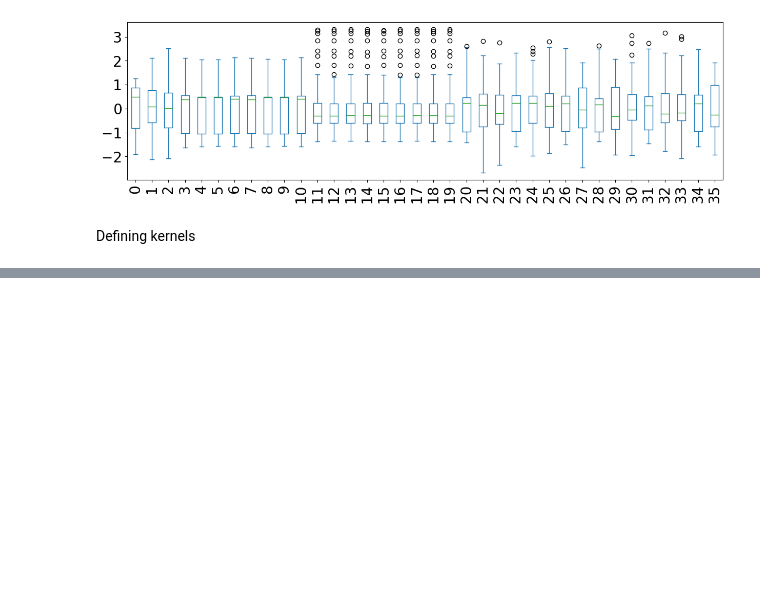
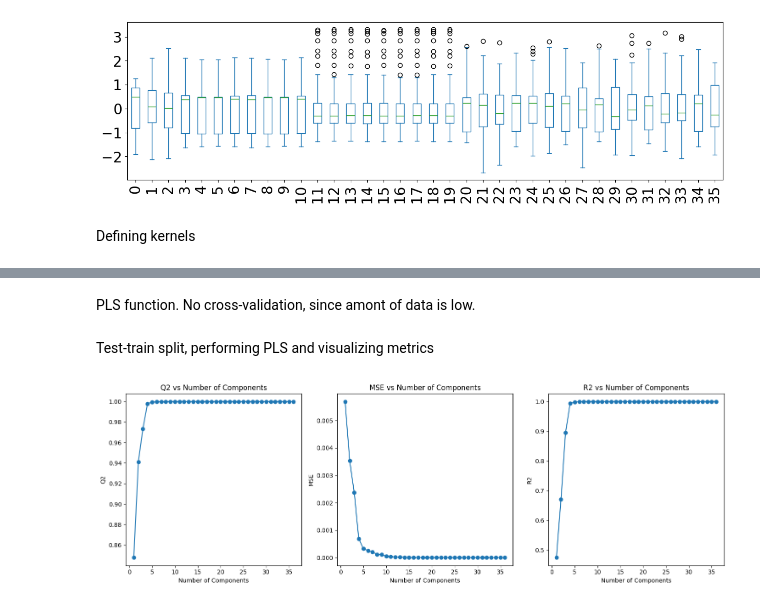
Before and after one commit to Erikkui/adaml-2024fall, a Jupyter notebook: week-06/week06_kPCA_kuitunen.ipynb, the cells around one changed output, grey strips where cells are left out. Cells and saved outputs as stored; diff of their text form; code cells hidden in the pictures; blank space fills up the shorter version.

```diff
--- a/week-06/week06_kPCA_kuitunen.ipynb
+++ b/week-06/week06_kPCA_kuitunen.ipynb
@@ -94,0 +83,2 @@ array([[121.71154931,  82.69431455,  52.13868301, ..., -66.34799281,
+# %% [markdown]
+PLS function. No cross-validation, since amont of data is low.
@@ -94,0 +106,46 @@ array([[121.71154931,  82.69431455,  52.13868301, ..., -66.34799281,
+# %% [markdown]
+Test-train split, performing PLS and visualizing metrics
+# %%
+from sklearn.model_selection import train_test_split
+
+X_train, X_test, y_train, y_test = train_test_split( XData_scaled, YData, test_size = 0.2, random_state = 42 )
+
+Nvariables = XData_scaled.shape[1]
+
+q2vec = np.zeros( Nvariables )
+r2vec = np.zeros( Nvariables )
+mse_vec = np.zeros( Nvariables )
+for ii in range( Nvariables):
+    y_pred, q2, r2, mse = optimisze_pls_cv( X_train, y_train, X_test, y_test, ii + 1 )
+    q2vec[ ii ] = q2
+    r2vec[ ii ] = r2
+    mse_vec[ ii ] = mse
+
+
+components = np.arange(1, Nvariables+1)
+
+plt.figure(figsize=(15, 5))
+
+plt.subplot(1, 3, 1)
+plt.plot( components, q2vec, marker='o' )
+plt.title( 'Q2 vs Number of Components' )
+plt.xlabel( 'Number of Components' )
+plt.ylabel( 'Q2' )
+
+plt.subplot(1, 3, 2)
+plt.plot( components, mse_vec, marker='o' )
+plt.title( 'MSE vs Number of Components' )
+plt.xlabel( 'Number of Components' )
+plt.ylabel( 'MSE' )
+
+plt.subplot(1, 3, 3)
+
+plt.plot(components, [optimisze_pls_cv(X_train, y_train, X_test, y_test, n_comp)[2] for n_comp in components], marker='o')
+plt.title('R2 vs Number of Components')
+plt.xlabel('Number of Components')
+plt.ylabel('R2')
+
+plt.tight_layout()
+plt.show()
+# %% [output]
+[figure, added]
```
Also changed, not shown: parts of 4 cells of this notebook.
